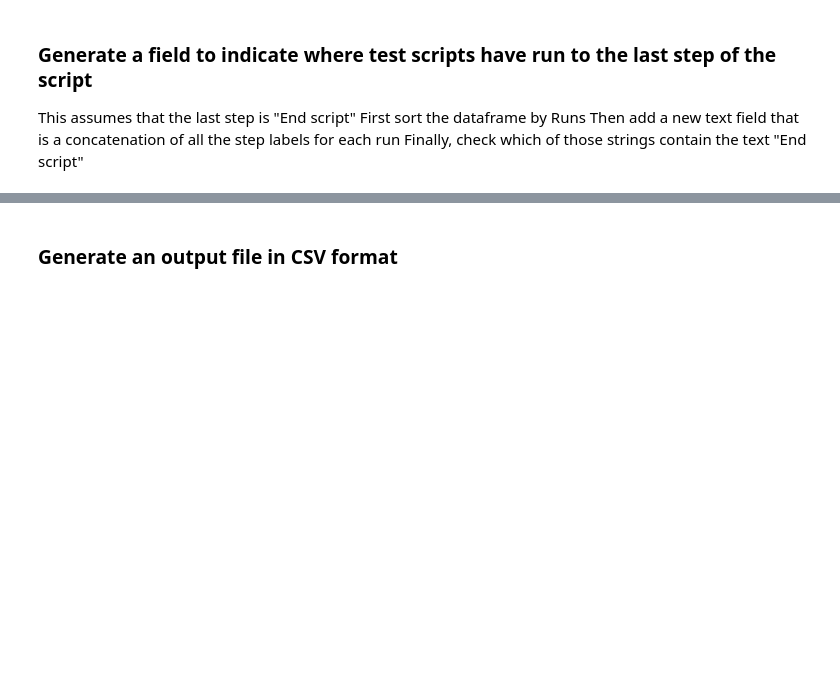
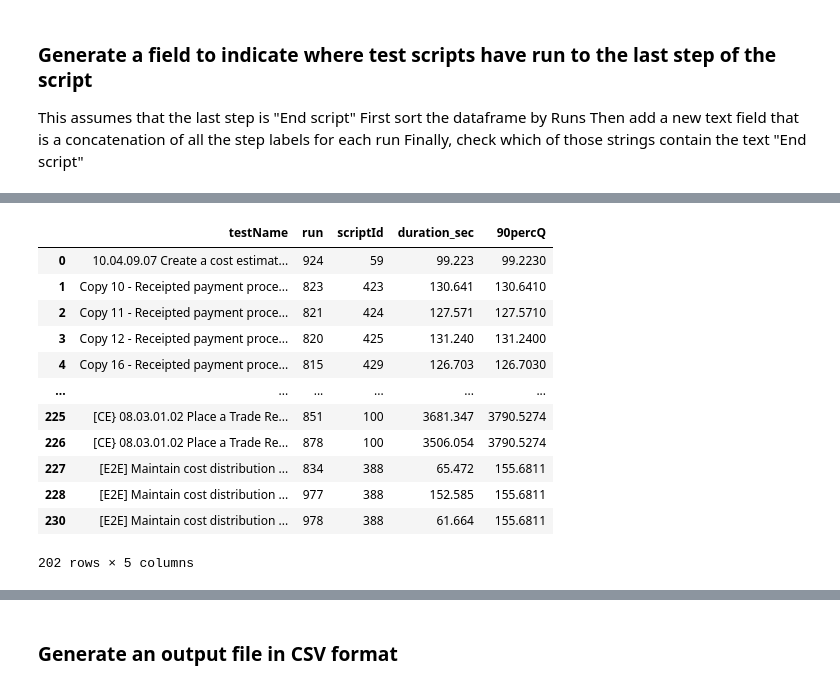
Before and after one commit to Lodewikus/CCBA_IPT, a Jupyter notebook: scratch_pad.ipynb, the cells around one changed output, grey strips where cells are left out. Saved outputs shown, nothing was run; the diff lists cells and outputs as text; code cells hidden in the pictures; blank space fills up the shorter version.

```diff
--- a/scratch_pad.ipynb
+++ b/scratch_pad.ipynb
@@ -316,0 +434,10 @@ df2.rename(columns={'script_status': 'EA_script_status','step_state': 'EA_step_s
+# %%
+z = df2.groupby(['testName','run']).agg({'scriptId': {'first'}, 'duration_sec': {'sum'}}).reset_index()
+# %%
+z.sort_values(by=['testName'], inplace=True)
+z = z.reset_index(drop=True)
+z.columns = ['_'.join(col) for col in z.columns]
+# %%
+z.rename(columns={'testName_': 'testName', 'run_': 'run', 'scriptId_first': 'scriptId', 'duration_sec_sum': 'duration_sec'}, inplace=True)
+# %%
+z['90percQ'] = 0
@@ -316,0 +456,17 @@ df2.rename(columns={'script_status': 'EA_script_status','step_state': 'EA_step_s
+# %%
+mask = (z['duration_sec'] <= z['90percQ'])
+z[mask]
+# %% [output]
+|  | testName | run | scriptId | duration_sec | 90percQ |
+| 0 | 10.04.09.07 Create a cost estimat... | 924 | 59 | 99.223 | 99.2230 |
+| 1 | Copy 10 - Receipted payment proce... | 823 | 423 | 130.641 | 130.6410 |
+| 2 | Copy 11 - Receipted payment proce... | 821 | 424 | 127.571 | 127.5710 |
+| 3 | Copy 12 - Receipted payment proce... | 820 | 425 | 131.240 | 131.2400 |
+| 4 | Copy 16 - Receipted payment proce... | 815 | 429 | 126.703 | 126.7030 |
+| ... | ... | ... | ... | ... | ... |
+| 225 | [CE} 08.03.01.02 Place a Trade Re... | 851 | 100 | 3681.347 | 3790.5274 |
+| 226 | [CE} 08.03.01.02 Place a Trade Re... | 878 | 100 | 3506.054 | 3790.5274 |
+| 227 | [E2E] Maintain cost distribution ... | 834 | 388 | 65.472 | 155.6811 |
+| 228 | [E2E] Maintain cost distribution ... | 977 | 388 | 152.585 | 155.6811 |
+| 230 | [E2E] Maintain cost distribution ... | 978 | 388 | 61.664 | 155.6811 |
+202 rows × 5 columns
```
Also changed, not shown: parts of 36 cells of this notebook, 1 other file.
